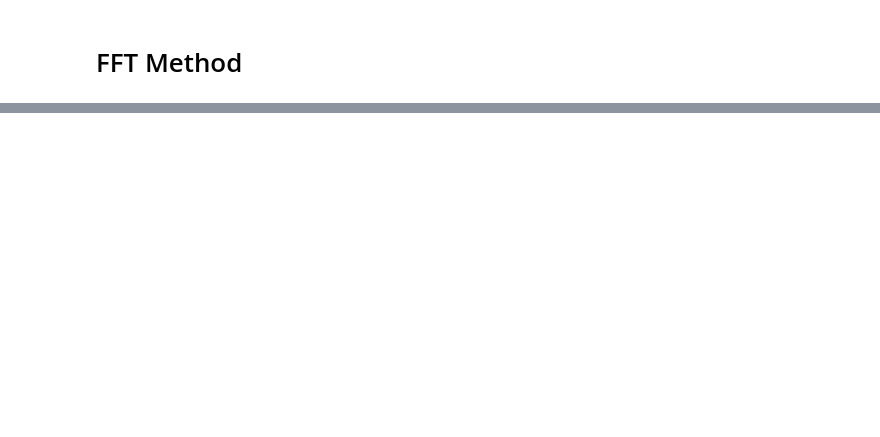
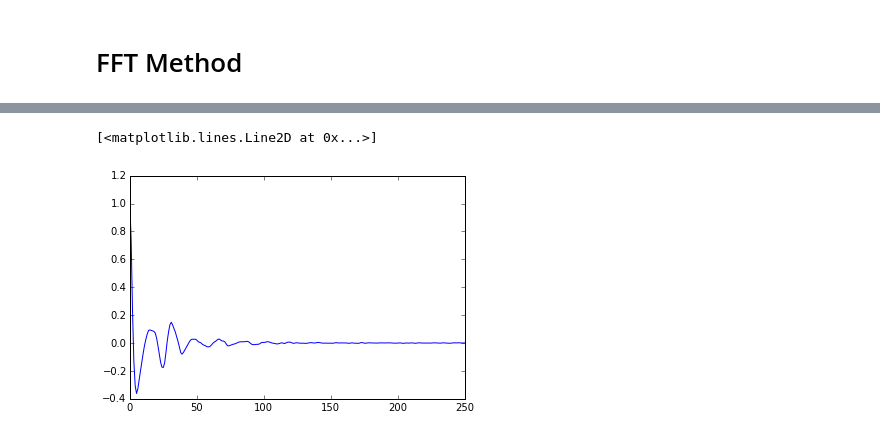
Before and after one commit to UTA-REST/NuTauRedux, a Jupyter notebook: ApplyUnBangExample.ipynb, the cells around one changed output, grey strips where cells are left out. Cells and saved outputs as stored; diff of their text form; code cells hidden in the pictures; blank space fills up the shorter version.

```diff
--- a/ApplyUnBangExample.ipynb
+++ b/ApplyUnBangExample.ipynb
@@ -187,0 +271,5 @@ for i in range(0, len(Energies)):
+# %%
+pylab.plot(Kernel)
+# %% [output]
+[<matplotlib.lines.Line2D at 0x...>]
+[figure, added]
```
Also changed, not shown: parts of 6 cells of this notebook.
